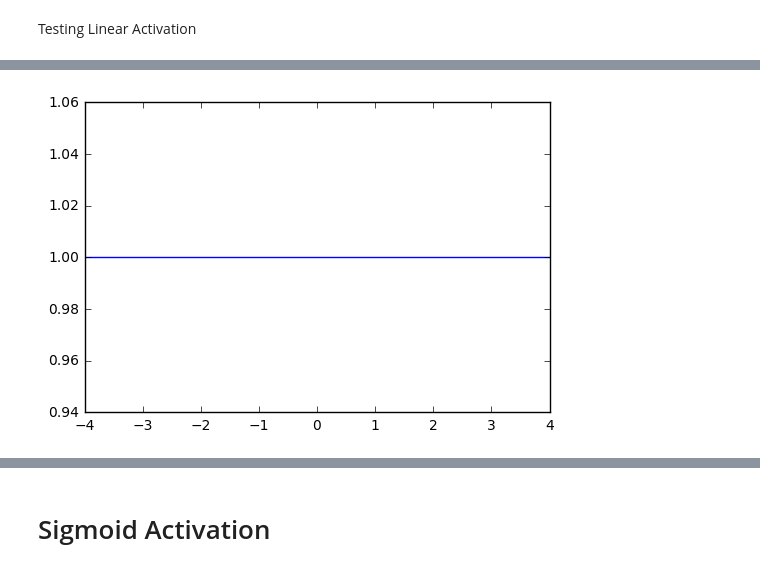
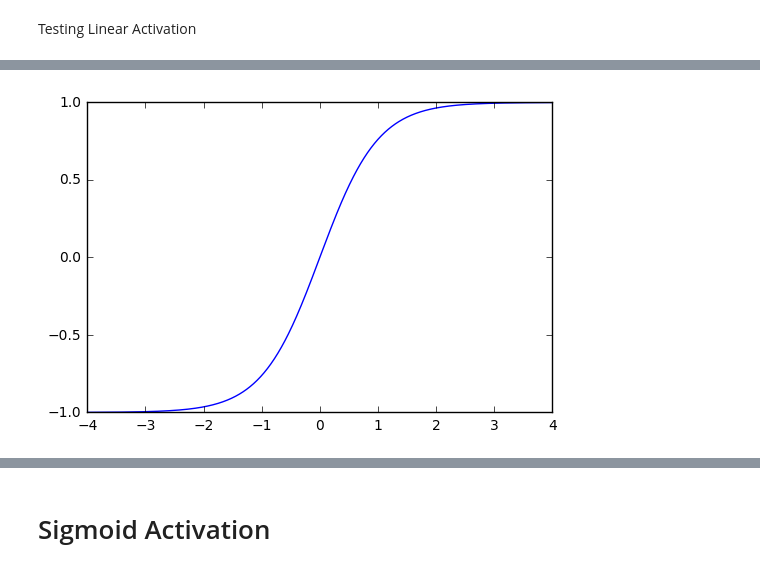
Before and after one commit to itsnarsi/LearnAF, a Jupyter notebook: LearnAF/test_activation.ipynb, the cells around one changed output, grey strips where cells are left out. Drawn from its saved outputs; the diff is of its cells as text; code cells hidden in the pictures.

Commit message:
AutoGrad_1

```diff
--- a/LearnAF/test_activation.ipynb
+++ b/LearnAF/test_activation.ipynb
@@ -22,3 +37,11 @@ x_3D = np.asarray(ndimage.imread('./test.jpg'), dtype=np.float32)
+# %%
+x1 = af.np_to_af_array(x_1D)
+x = ag.Variable('x')
+
+y = tanh(x)
+
+z1 = y.eval({'x':x1})
+z = y.grad({'x':x1})
 # %% [markdown]
 # Linear Activation
 # %% [markdown]
@@ -33,7 +49,5 @@ plt.show()
-# %%
-x = af.np_to_af_array(x_1D)
-new_x = L.Bwd(x)
-plt.plot(x,new_x)
-plt.show()
-# %% [output]
-[figure, removed]
+# %%
+plt.plot(x1,z1)
+plt.show()
+# %% [output]
+[figure, added]
```
Also changed, not shown: parts of 10 cells of this notebook, 5 other files.
